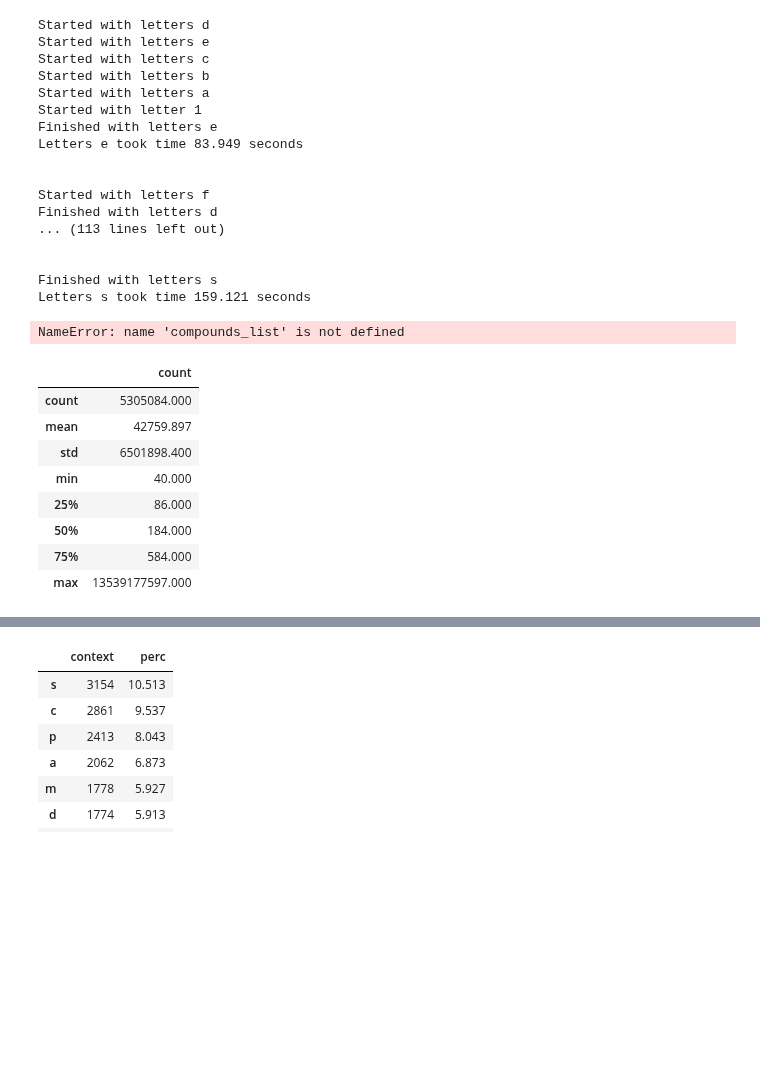
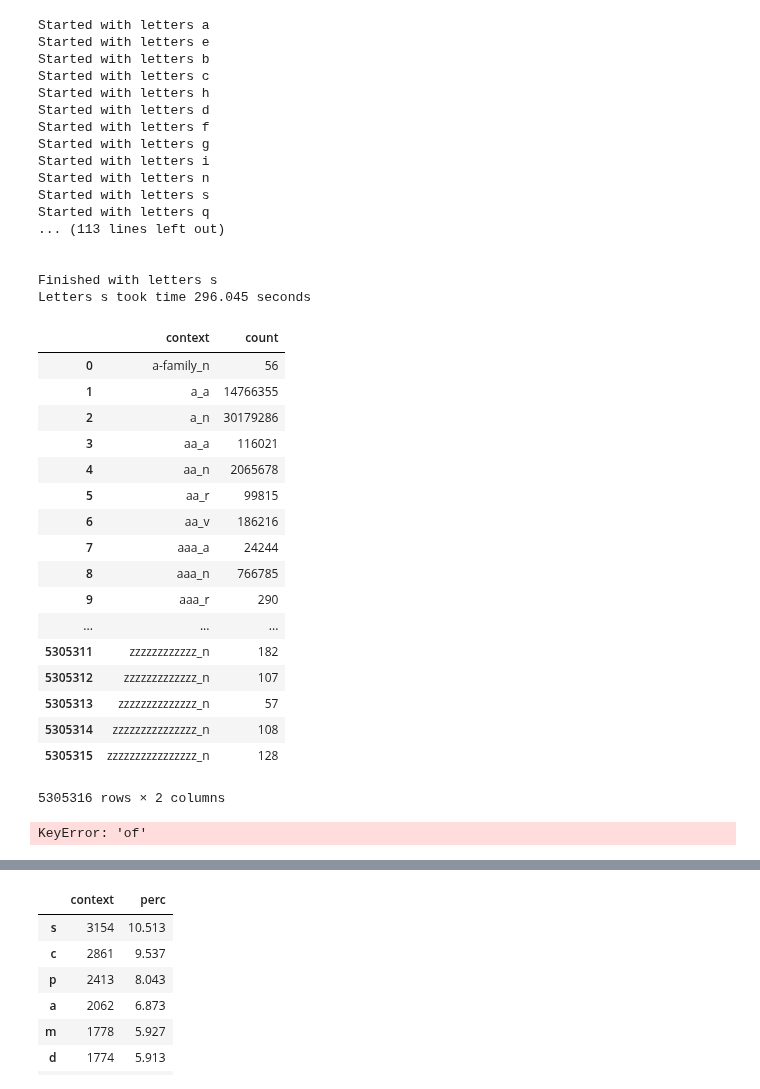
Before and after one commit to prajitdhar/Compounding, a Jupyter notebook: novel_compound_generator/ContextWordFilter.ipynb, the cells around one changed output, grey strips where cells are left out. Saved outputs shown, nothing was run; the diff lists cells and outputs as text; code cells hidden in the pictures; blank space fills up the shorter version.

```diff
--- a/novel_compound_generator/ContextWordFilter.ipynb
+++ b/novel_compound_generator/ContextWordFilter.ipynb
@@ -32,4 +24,5 @@ replacements={'pos':dict(zip(["NOUN","VERB","ADJ"],['n','v','a']))}
 # %%
+pos_replacement={'pos':dict(zip(["noun","verb","adj"],['n','v','a']))}
 unigram_list=["a", "b", "c", "d", "e", "f", "g", "h", "i", "j", "k", "l", "m", "n", "o",  "p", "q", "r", "s", "t", "u", "v", "w", "x", "y", "z"]
 
 br_to_us=pd.read_excel("Book.xlsx")
@@ -37,6 +30,6 @@ br_to_us_dict=dict(zip(br_to_us.UK.tolist(),br_to_us.US.tolist()))
 
 adv_dict=dict(zip(['adv'],['r']))
 
-replacements1={'pos':adv_dict}
-replacements={'word':br_to_us_dict}
-num_cores=5
+adv_replacement={'pos':adv_dict}
+spelling_replacement={'word':br_to_us_dict}
+num_cores=20
@@ -54,11 +55,12 @@ def reducer(df):
 
 
     df.drop(["context_pos"],axis=1,inplace=True)
-    df.replace(replacements1,inplace=True)
+    df.replace(adv_replacement,inplace=True)
     df['pos']=df['pos'].str[0]
-    df.replace(replacements,inplace=True)
+    df.replace(pos_replacement,inplace=True)
     df.dropna(inplace=True)
     df['context']=np.vectorize(lemma_maker)(df['context'], df['pos'])
+    df.replace(spelling_replacement,inplace=True)
     df['context']=df['context']+"_"+df['pos']
 
     df.groupby(['context'])['count'].sum().to_frame()
@@ -68,7 +70,7 @@ def reducer(df):
 def chunked_dataset_extracter(df):
     df.columns=['context_pos','count']
     df.context_pos=df.context_pos.str.lower()
-    df=df.loc[df.context_pos.str.match("^[a-z]+_(noun|verb|adj|adv)$",na=False)]
+    df=df.loc[df.context_pos.str.match("^[a-z-]+_(noun|verb|adj|adv)$",na=False)]
     df=df.groupby(['context_pos'])['count'].sum().to_frame()
     df.reset_index(inplace=True)
     return df
@@ -92,7 +94,7 @@ def dataset_extracter(letter):
 # %%
 context_list=[]
 pool = Pool(num_cores)
-print("Started with letter "+str(list_num))
+print("Started with letter "+str(unigram_list))
 for temp_contexts in pool.imap_unordered(dataset_extracter,unigram_list):
     context_list.append(temp_contexts)
 
@@ -102,38 +104,49 @@ contexts = pd.concat(context_list)
 contexts=contexts.groupby(['context'])['count'].sum().to_frame()
 contexts.reset_index(inplace=True)
 # %% [output]
+Started with letters a
+Started with letters e
+Started with letters b
+Started with letters c
+Started with letters h
 Started with letters d
-Started with letters e
-Started with letters c
-Started with letters b
-Started with letters a
-Started with letter 1
-Finished with letters e
-Letters e took time 83.949 seconds
-
-
 Started with letters f
-Finished with letters d
+Started with letters g
+Started with letters i
+Started with letters n
+Started with letters s
+Started with letters q
 ... (113 lines left out)
 
 
 Finished with letters s
-Letters s took time 159.121 seconds
+Letters s took time 296.045 seconds
-NameError: name 'compounds_list' is not defined
 # %%
-contexts.describe()
+contexts
 # %% [output]
-|  | count |
-| count | 5305084.000 |
-| mean | 42759.897 |
-| std | 6501898.400 |
-| min | 40.000 |
-| 25% | 86.000 |
-| 50% | 184.000 |
-| 75% | 584.000 |
-| max | 13539177597.000 |
+|  | context | count |
+| 0 | a-family_n | 56 |
+| 1 | a_a | 14766355 |
+| 2 | a_n | 30179286 |
+| 3 | aa_a | 116021 |
+| 4 | aa_n | 2065678 |
+| 5 | aa_r | 99815 |
+| 6 | aa_v | 186216 |
+| 7 | aaa_a | 24244 |
+| 8 | aaa_n | 766785 |
+| 9 | aaa_r | 290 |
+| ... | ... | ... |
+| 5305311 | zzzzzzzzzzzz_n | 182 |
+| 5305312 | zzzzzzzzzzzzz_n | 107 |
+| 5305313 | zzzzzzzzzzzzzz_n | 57 |
+| 5305314 | zzzzzzzzzzzzzzz_n | 108 |
+| 5305315 | zzzzzzzzzzzzzzzz_n | 128 |
+5305316 rows × 2 columns
 # %%
-chosen_context=contexts.sort_values('count',ascending=False).head(30_000)
+chosen_context=contexts.sort_values('count',ascending=False).head(50_000)
+chosen_context.context["of"]
+# %% [output]
+KeyError: 'of'
 # %%
 context_pos=chosen_context.context.str[-1].value_counts().to_frame()
 context_pos['perc']=round((context_pos['context']/context_pos['context'].sum())*100,3)
```
Also changed, not shown: parts of 5 cells of this notebook, 17 other files.
